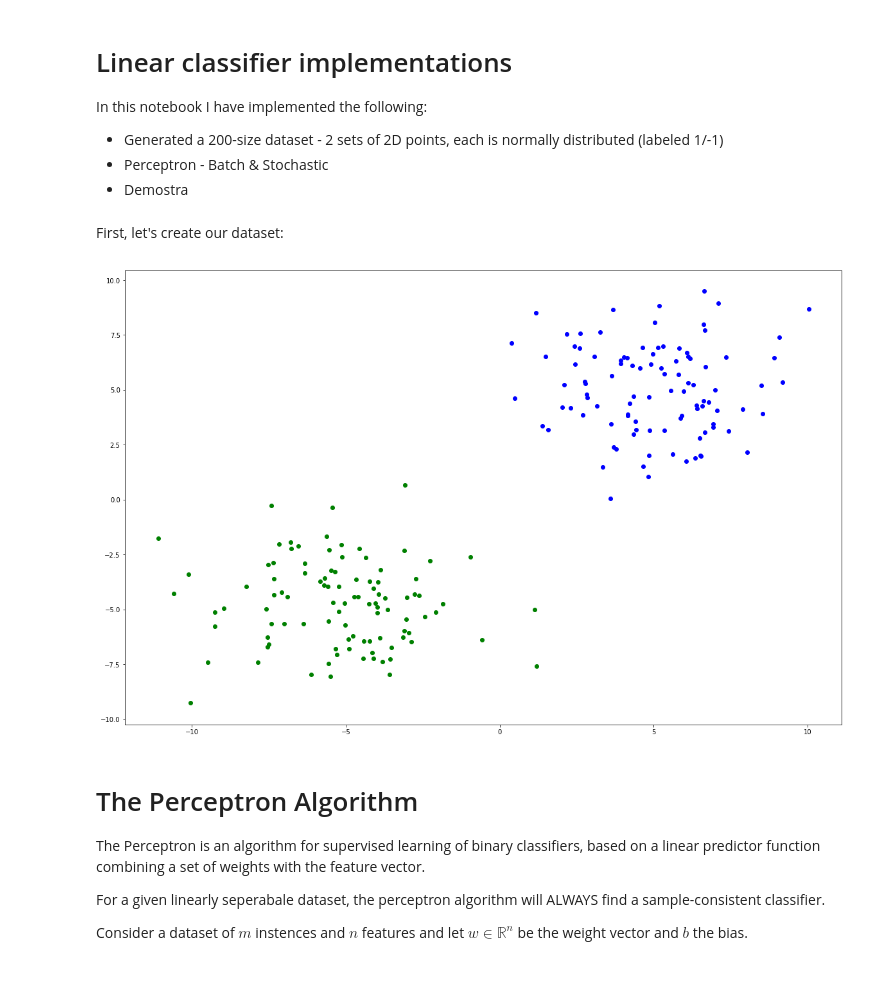
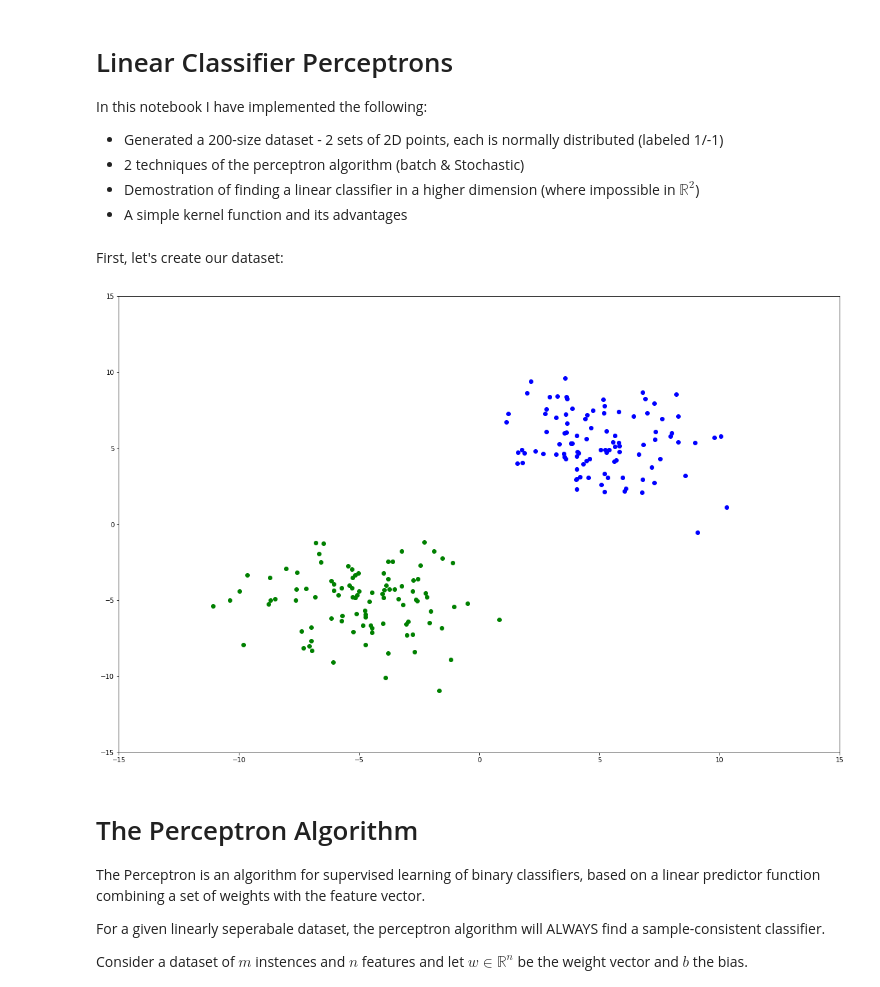
Before and after one commit to ofir1080/perceptron-algorithm-implementation, a Jupyter notebook: perceptron_2-3d_implemetation.ipynb, the cells around one changed output. Drawn from its saved outputs; the diff is of its cells as text; code cells hidden in the pictures.

```diff
--- a/perceptron_2-3d_implemetation.ipynb
+++ b/perceptron_2-3d_implemetation.ipynb
@@ -1,9 +1,10 @@
 # %% [markdown]
-# Linear classifier implementations
+# Linear Classifier Perceptrons
 In this notebook I have implemented the following:
 * Generated a 200-size dataset - 2 sets of 2D points, each is normally distributed (labeled 1/-1)
-* Perceptron - Batch & Stochastic
-* Demostra
+* 2 techniques of the perceptron algorithm (batch & Stochastic)
+* Demostration of finding a linear classifier in a higher dimension (where impossible in $\mathbb{R}^2$)
+* A simple kernel function and its advantages
 # %%
 from matplotlib import pyplot as plt
 import pandas as pd
@@ -15,48 +16,47 @@ from IPython.display import display, clear_output
 # %matplotlib notebook
 # %% [markdown]
 First, let's create our dataset:
+# %%
+def plot_2d(dataset, thetas=None, p=None, axes_lim=True):
+    %matplotlib inline
+    plt.rcParams["figure.figsize"] = (20,13)
+    if axes_lim is True:
+        plt.xlim(-15, 15)
+        plt.ylim(-15, 15)
+    class_A = dataset[dataset[:,2] == 1]
+    class_B = dataset[dataset[:,2] == -1]
+    plt.scatter(class_A[:,0], class_A[:,1], color='blue')
+    plt.scatter(class_B[:,0], class_B[:,1], color='green')
+    if not thetas is None:
+        x = np.linspace(-15, 15, 2)
+        y = (-thetas[0]*x - thetas[2]) / thetas[1]
+        plt.plot(x, y, color='red')
+    if not p is None:
+        plt.plot(p[0], p[1], 'r*')
+    clear_output(wait = True)
+    plt.pause(0.01)
+    plt.show()
 # %%
 # generating 2 normal disterbuted classes
 class_A = np.concatenate((np.random.normal(5, 2, 100).reshape(100, -1),
                           np.random.normal(5, 2, 100).reshape(100, -1),
                           np.ones(100).reshape(100, -1)), axis=1)
 class_B = np.concatenate((np.random.normal(-5, 2, 100).reshape(100, -1),
                           np.random.normal(-5, 2, 100).reshape(100, -1),
                           (np.ones(100).reshape(100, -1)) * -1), axis=1)
 
 # concatenate and shuffle
 dataset_2d = np.concatenate((class_A, class_B))
 np.random.shuffle(dataset_2d)
 
 pd.DataFrame(dataset_2d, columns=['x', 'y', 'class']).describe()
 
 X = dataset_2d[:,:-1]
 y = dataset_2d[:,-1]
 
-
-def plot_2d(dataset, thetas=None, p=None):
-    %matplotlib inline
-    plt.rcParams["figure.figsize"] = (20,13)
-#     plt.xlim(-15, 15)
-#     plt.ylim(-15, 15)
-    class_A = dataset[dataset[:,2] == 1]
-    class_B = dataset[dataset[:,2] == -1]
-    plt.scatter(class_A[:,0], class_A[:,1], color='blue')
-    plt.scatter(class_B[:,0], class_B[:,1], color='green')
-    if not thetas is None:
-        x = np.linspace(-15, 15, 2)
-        y = (-thetas[0]*x - thetas[2]) / thetas[1]
-        plt.plot(x, y, color='red')
-    if not p is None:
-        plt.plot(p[0], p[1], 'r*')
-    clear_output(wait = True)
-    plt.pause(0.01)
-    plt.show()
-
-
 plot_2d(dataset_2d)
 # %% [output]
-[figure, old version]
+[figure, new version]
 # %% [markdown]
 # The Perceptron Algorithm
 The Perceptron is an algorithm for supervised learning of binary classifiers, based on a linear predictor function combining a set of weights with the feature vector.
```
Also changed, not shown: parts of 15 cells of this notebook.
